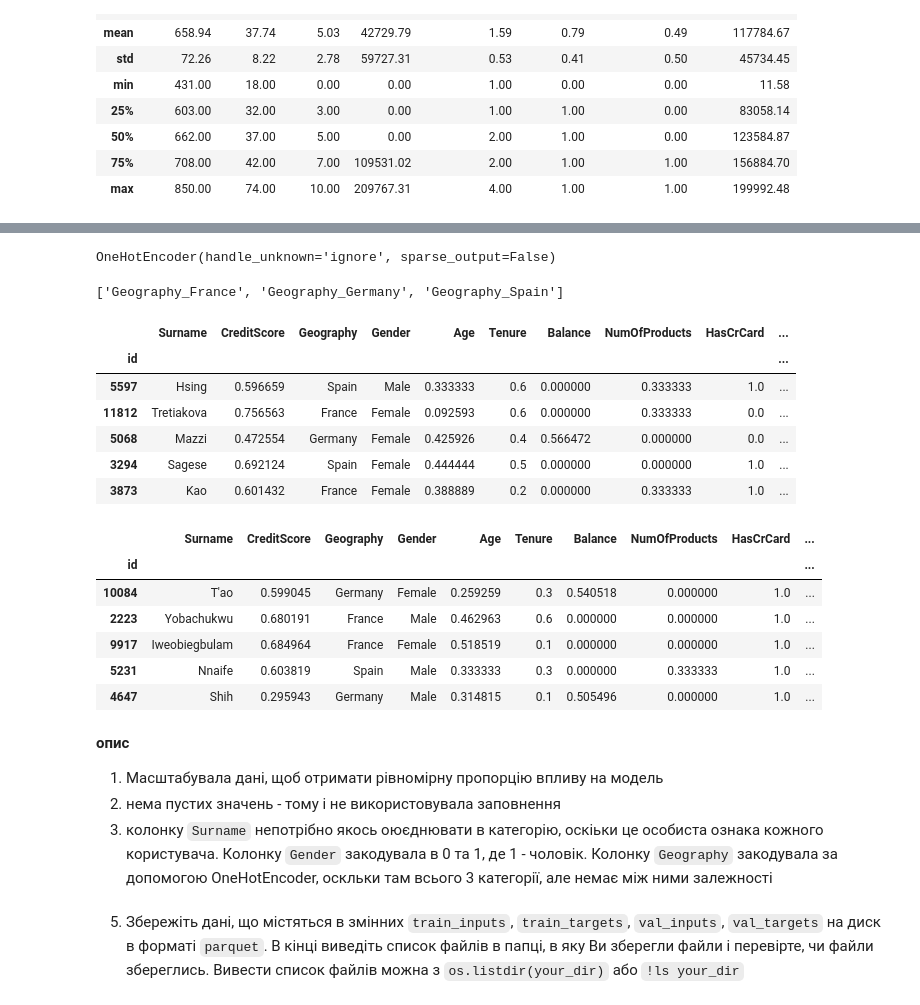
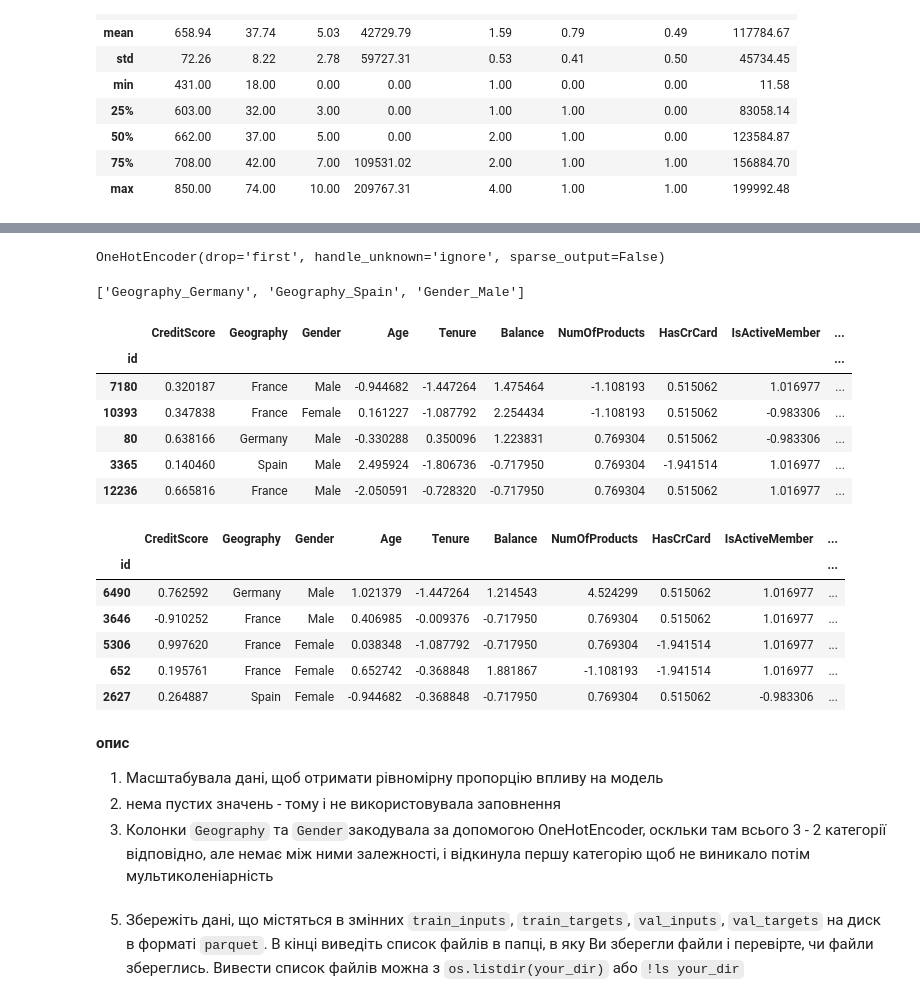
Before and after one commit to chornamarta/ml3.0, a Jupyter notebook: Module 2/Statistical Classification/HW_2_2_2_Логістична_регресія_з_scikit_learn.ipynb, the cells around one changed output, grey strips where cells are left out. Saved outputs shown, nothing was run; the diff lists cells and outputs as text; code cells hidden in the pictures.

```diff
--- a/Module 2/Statistical Classification/HW_2_2_2_Логістична_регресія_з_scikit_learn.ipynb
+++ b/Module 2/Statistical Classification/HW_2_2_2_Логістична_регресія_з_scikit_learn.ipynb
@@ -149,9 +134,9 @@ encoder = OneHotEncoder(sparse_output=False, handle_unknown='ignore')
 # %%
-encoder.fit(train_input[['Geography']])
+encoder.fit(train_inputs[categorical_cols])
 # %% [output]
-OneHotEncoder(handle_unknown='ignore', sparse_output=False)
+OneHotEncoder(drop='first', handle_unknown='ignore', sparse_output=False)
 # %%
-encoded_cols = list(encoder.get_feature_names_out(['Geography']))
-encoded_cols
+encoded_cols = list(encoder.get_feature_names_out(categorical_cols))
+print(encoded_cols)
 # %% [output]
-['Geography_France', 'Geography_Germany', 'Geography_Spain']
+['Geography_Germany', 'Geography_Spain', 'Gender_Male']
@@ -161,25 +143,29 @@ val_input[encoded_cols] = encoder.transform(val_input[['Geography']])
+# %%
+train_inputs[encoded_cols] = encoder.transform(train_inputs[categorical_cols])
+# %%
+val_inputs[encoded_cols] = encoder.transform(val_inputs[categorical_cols])
 # %%
-display(train_input.head(),val_input.head())
+display(train_inputs.head(),val_inputs.head())
 # %% [output]
-|  | Surname | CreditScore | Geography | Gender | Age | Tenure | Balance | NumOfProducts | HasCrCard | ... |
+|  | CreditScore | Geography | Gender | Age | Tenure | Balance | NumOfProducts | HasCrCard | IsActiveMember | ... |
 | id |  |  |  |  |  |  |  |  |  | ... |
-| 5597 | Hsing | 0.596659 | Spain | Male | 0.333333 | 0.6 | 0.000000 | 0.333333 | 1.0 | ... |
-| 11812 | Tretiakova | 0.756563 | France | Female | 0.092593 | 0.6 | 0.000000 | 0.333333 | 0.0 | ... |
-| 5068 | Mazzi | 0.472554 | Germany | Female | 0.425926 | 0.4 | 0.566472 | 0.000000 | 0.0 | ... |
-| 3294 | Sagese | 0.692124 | Spain | Female | 0.444444 | 0.5 | 0.000000 | 0.000000 | 1.0 | ... |
-| 3873 | Kao | 0.601432 | France | Female | 0.388889 | 0.2 | 0.000000 | 0.333333 | 1.0 | ... |
+| 7180 | 0.320187 | France | Male | -0.944682 | -1.447264 | 1.475464 | -1.108193 | 0.515062 | 1.016977 | ... |
+| 10393 | 0.347838 | France | Female | 0.161227 | -1.087792 | 2.254434 | -1.108193 | 0.515062 | -0.983306 | ... |
+| 80 | 0.638166 | Germany | Male | -0.330288 | 0.350096 | 1.223831 | 0.769304 | 0.515062 | -0.983306 | ... |
+| 3365 | 0.140460 | Spain | Male | 2.495924 | -1.806736 | -0.717950 | 0.769304 | -1.941514 | 1.016977 | ... |
+| 12236 | 0.665816 | France | Male | -2.050591 | -0.728320 | -0.717950 | 0.769304 | 0.515062 | 1.016977 | ... |
-|  | Surname | CreditScore | Geography | Gender | Age | Tenure | Balance | NumOfProducts | HasCrCard | ... |
+|  | CreditScore | Geography | Gender | Age | Tenure | Balance | NumOfProducts | HasCrCard | IsActiveMember | ... |
 | id |  |  |  |  |  |  |  |  |  | ... |
-| 10084 | T'ao | 0.599045 | Germany | Female | 0.259259 | 0.3 | 0.540518 | 0.000000 | 1.0 | ... |
-| 2223 | Yobachukwu | 0.680191 | France | Male | 0.462963 | 0.6 | 0.000000 | 0.000000 | 1.0 | ... |
-| 9917 | Iweobiegbulam | 0.684964 | France | Female | 0.518519 | 0.1 | 0.000000 | 0.000000 | 1.0 | ... |
-| 5231 | Nnaife | 0.603819 | Spain | Male | 0.333333 | 0.3 | 0.000000 | 0.333333 | 1.0 | ... |
-| 4647 | Shih | 0.295943 | Germany | Male | 0.314815 | 0.1 | 0.505496 | 0.000000 | 1.0 | ... |
+| 6490 | 0.762592 | Germany | Male | 1.021379 | -1.447264 | 1.214543 | 4.524299 | 0.515062 | 1.016977 | ... |
+| 3646 | -0.910252 | France | Male | 0.406985 | -0.009376 | -0.717950 | 0.769304 | 0.515062 | 1.016977 | ... |
+| 5306 | 0.997620 | France | Female | 0.038348 | -1.087792 | -0.717950 | 0.769304 | -1.941514 | 1.016977 | ... |
+| 652 | 0.195761 | France | Female | 0.652742 | -0.368848 | 1.881867 | -1.108193 | -1.941514 | 1.016977 | ... |
+| 2627 | 0.264887 | Spain | Female | -0.944682 | -0.368848 | -0.717950 | 0.769304 | 0.515062 | -0.983306 | ... |
 # %% [markdown]
 **опис**
 1. Масштабувала дані, щоб отримати рівномірну пропорцію впливу на модель
 2. нема пустих значень - тому і не використовувала заповнення
-3. колонку `Surname` непотрібно якось оюєднювати в категорію, оскіьки це особиста ознака кожного користувача.  Колонку `Gender` закодувала в 0 та 1, де 1 - чоловік. Колонку `Geography` закодувала за допомогою OneHotEncoder, оскльки там всього 3 категорії, але немає між ними залежності
+3. Колонки `Geography` та `Gender`закодувала за допомогою OneHotEncoder, оскльки там всього 3 - 2 категорії відповідно, але немає між ними залежності, і відкинула першу категорію щоб не виникало потім мультиколеніарність
 # %% [markdown]
 5. Збережіть дані, що містяться в змінних `train_inputs`, `train_targets`, `val_inputs`, `val_targets` на диск в форматі `parquet`. В кінці виведіть список файлів в папці, в яку Ви зберегли файли і перевірте, чи файли збереглись. Вивести список файлів можна з `os.listdir(your_dir)` або `!ls your_dir`
 # %%
```
Also changed, not shown: parts of 58 cells of this notebook.
